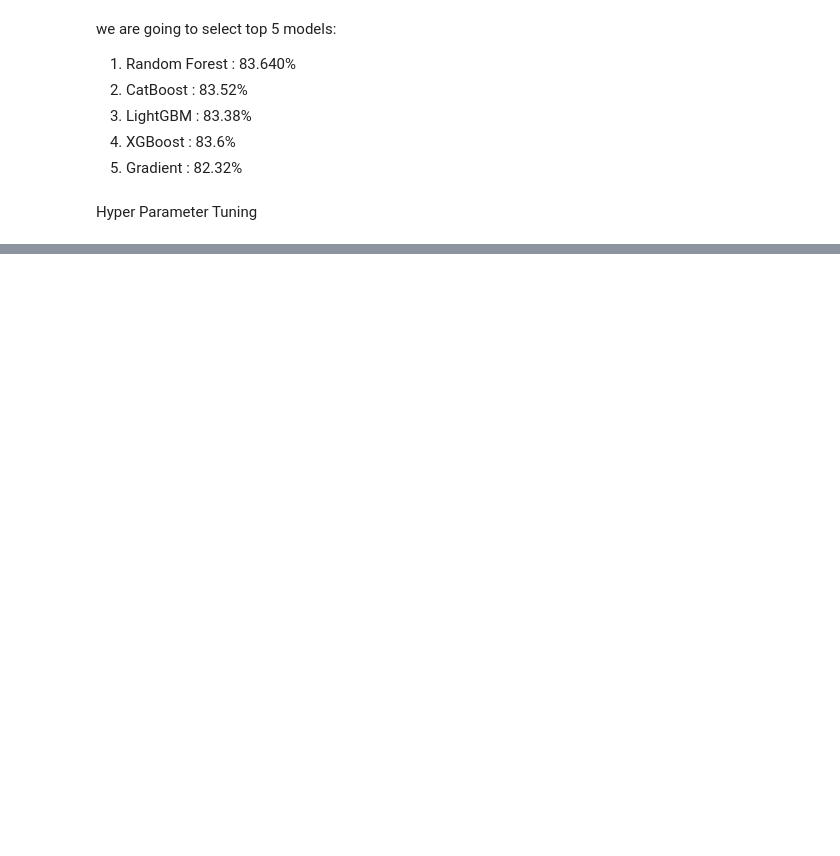
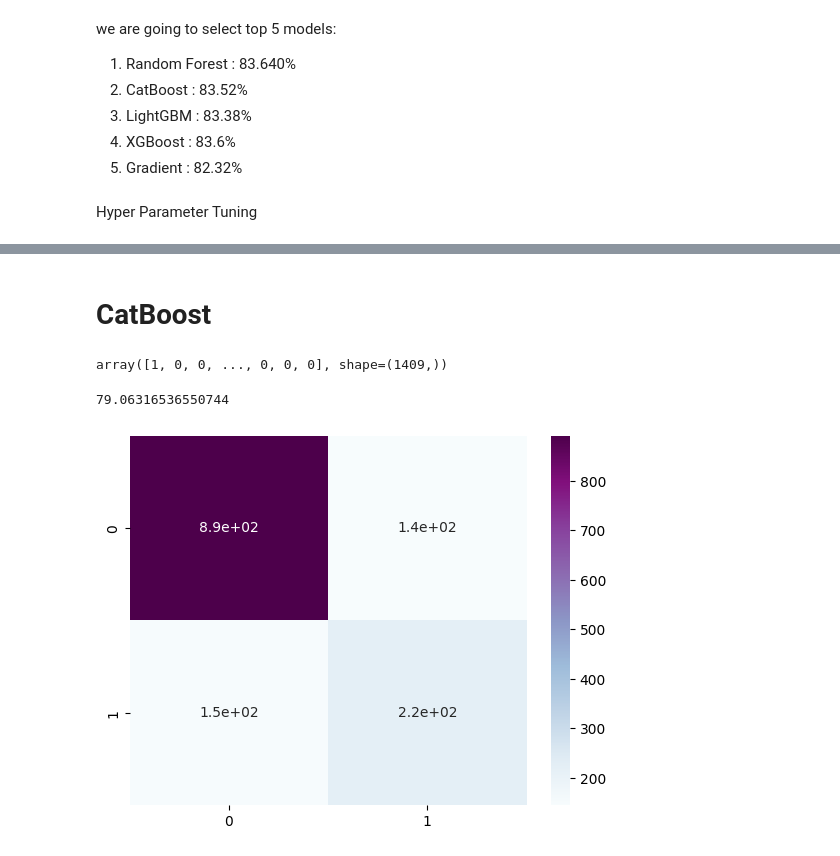
Before and after one commit to Akhil-Ullas/Customer-Churn-Prediction, a Jupyter notebook: main.ipynb, the cells around one changed output, grey strips where cells are left out. Cells and saved outputs as stored; diff of their text form; code cells hidden in the pictures; blank space fills up the shorter version.

```diff
--- a/main.ipynb
+++ b/main.ipynb
@@ -419,0 +534,21 @@ print(clf.best_score_ )
+# %% [markdown]
+# CatBoost
+# %%
+model_2=CatBoostClassifier(iterations=500,learning_rate=0.05,depth=8,verbose=0,random_state=42)
+model_2.fit(x_train_smote,y_train_smote)
+
+Cb_pred_y=model_2.predict(x_test)
+Cb_pred_y
+# %% [output]
+array([1, 0, 0, ..., 0, 0, 0], shape=(1409,))
+# %%
+print(f'Accuracy : {model_2.score(x_test,y_test)*100}')
+# %% [output]
+79.06316536550744
+# %%
+cm=confusion_matrix(y_test,Cb_pred_y)
+cm
+sn.heatmap(cm,annot=True,cmap='BuPu')
+plt.show()
+# %% [output]
+[figure, added]
```
Also changed, not shown: parts of 34 cells of this notebook, 4 other files.
